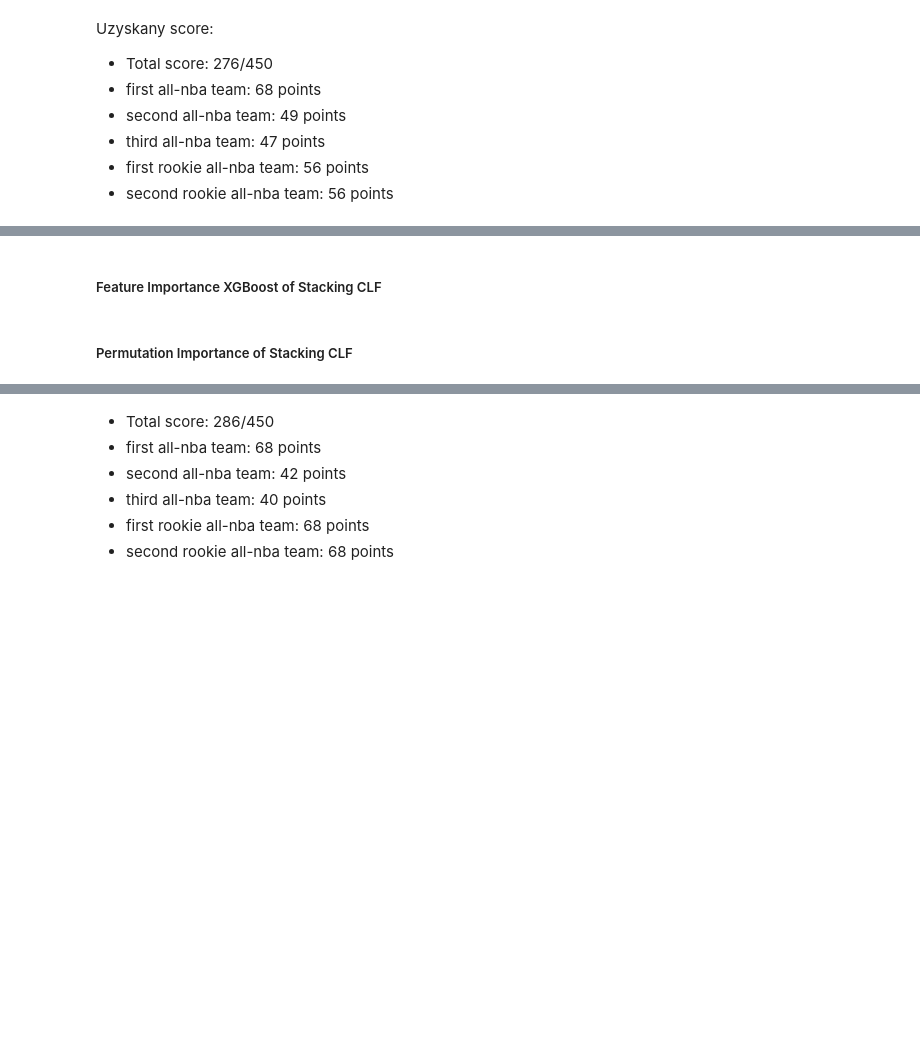
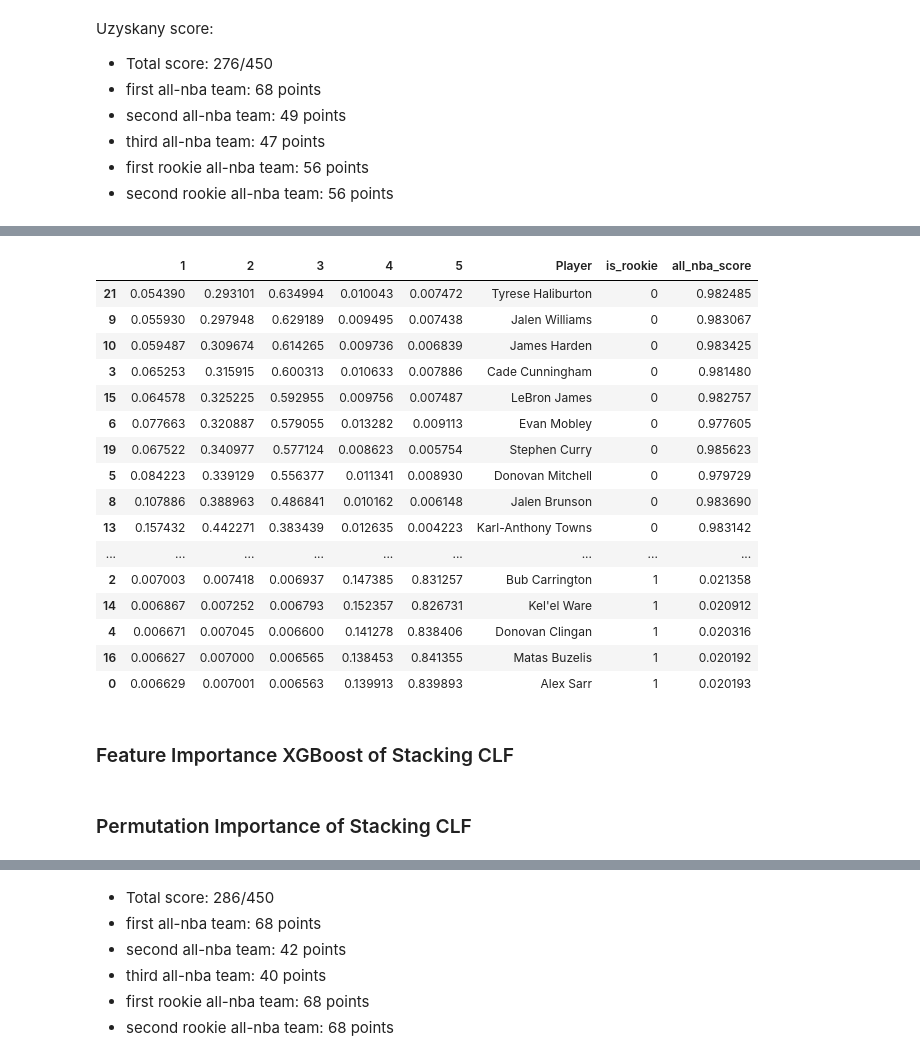
Before and after one commit to Mateo755/PROJECT-NBA_Awards_Prediction, a Jupyter notebook: models_combining.ipynb, the cells around one changed output, grey strips where cells are left out. Cells and saved outputs as stored; diff of their text form; code cells hidden in the pictures; blank space fills up the shorter version.

```diff
--- a/models_combining.ipynb
+++ b/models_combining.ipynb
@@ -630,7 +702,27 @@ df_pred_sorted.to_csv("stage2_all_players_probs.csv", index=False)
+# %%
+df_pred_sorted3
+# %% [output]
+|  | 1 | 2 | 3 | 4 | 5 | Player | is_rookie | all_nba_score |
+| 21 | 0.054390 | 0.293101 | 0.634994 | 0.010043 | 0.007472 | Tyrese Haliburton | 0 | 0.982485 |
+| 9 | 0.055930 | 0.297948 | 0.629189 | 0.009495 | 0.007438 | Jalen Williams | 0 | 0.983067 |
+| 10 | 0.059487 | 0.309674 | 0.614265 | 0.009736 | 0.006839 | James Harden | 0 | 0.983425 |
+| 3 | 0.065253 | 0.315915 | 0.600313 | 0.010633 | 0.007886 | Cade Cunningham | 0 | 0.981480 |
+| 15 | 0.064578 | 0.325225 | 0.592955 | 0.009756 | 0.007487 | LeBron James | 0 | 0.982757 |
+| 6 | 0.077663 | 0.320887 | 0.579055 | 0.013282 | 0.009113 | Evan Mobley | 0 | 0.977605 |
+| 19 | 0.067522 | 0.340977 | 0.577124 | 0.008623 | 0.005754 | Stephen Curry | 0 | 0.985623 |
+| 5 | 0.084223 | 0.339129 | 0.556377 | 0.011341 | 0.008930 | Donovan Mitchell | 0 | 0.979729 |
+| 8 | 0.107886 | 0.388963 | 0.486841 | 0.010162 | 0.006148 | Jalen Brunson | 0 | 0.983690 |
+| 13 | 0.157432 | 0.442271 | 0.383439 | 0.012635 | 0.004223 | Karl-Anthony Towns | 0 | 0.983142 |
+| ... | ... | ... | ... | ... | ... | ... | ... | ... |
+| 2 | 0.007003 | 0.007418 | 0.006937 | 0.147385 | 0.831257 | Bub Carrington | 1 | 0.021358 |
+| 14 | 0.006867 | 0.007252 | 0.006793 | 0.152357 | 0.826731 | Kel'el Ware | 1 | 0.020912 |
+| 4 | 0.006671 | 0.007045 | 0.006600 | 0.141278 | 0.838406 | Donovan Clingan | 1 | 0.020316 |
+| 16 | 0.006627 | 0.007000 | 0.006565 | 0.138453 | 0.841355 | Matas Buzelis | 1 | 0.020192 |
+| 0 | 0.006629 | 0.007001 | 0.006563 | 0.139913 | 0.839893 | Alex Sarr | 1 | 0.020193 |
 # %%
 len( X_train[y_train_bin == 1])
 # %% [markdown]
-##### Feature Importance XGBoost of Stacking CLF
+### Feature Importance XGBoost of Stacking CLF
 # %%
 from xgboost import plot_importance
 import matplotlib.pyplot as plt
@@ -644,7 +736,7 @@ plt.title("XGBoost Feature Importance (warstwa bazowa)")
 plt.tight_layout()
 plt.show()
 # %% [markdown]
-##### Permutation Importance of Stacking CLF
+### Permutation Importance of Stacking CLF
 # %%
 # Zakładamy, że target znajduje się w kolumnie o nazwie 'target'
 y_test_target = df.loc[test_mask, "target"]
```
Also changed, not shown: parts of 33 cells of this notebook, 2 other files.
